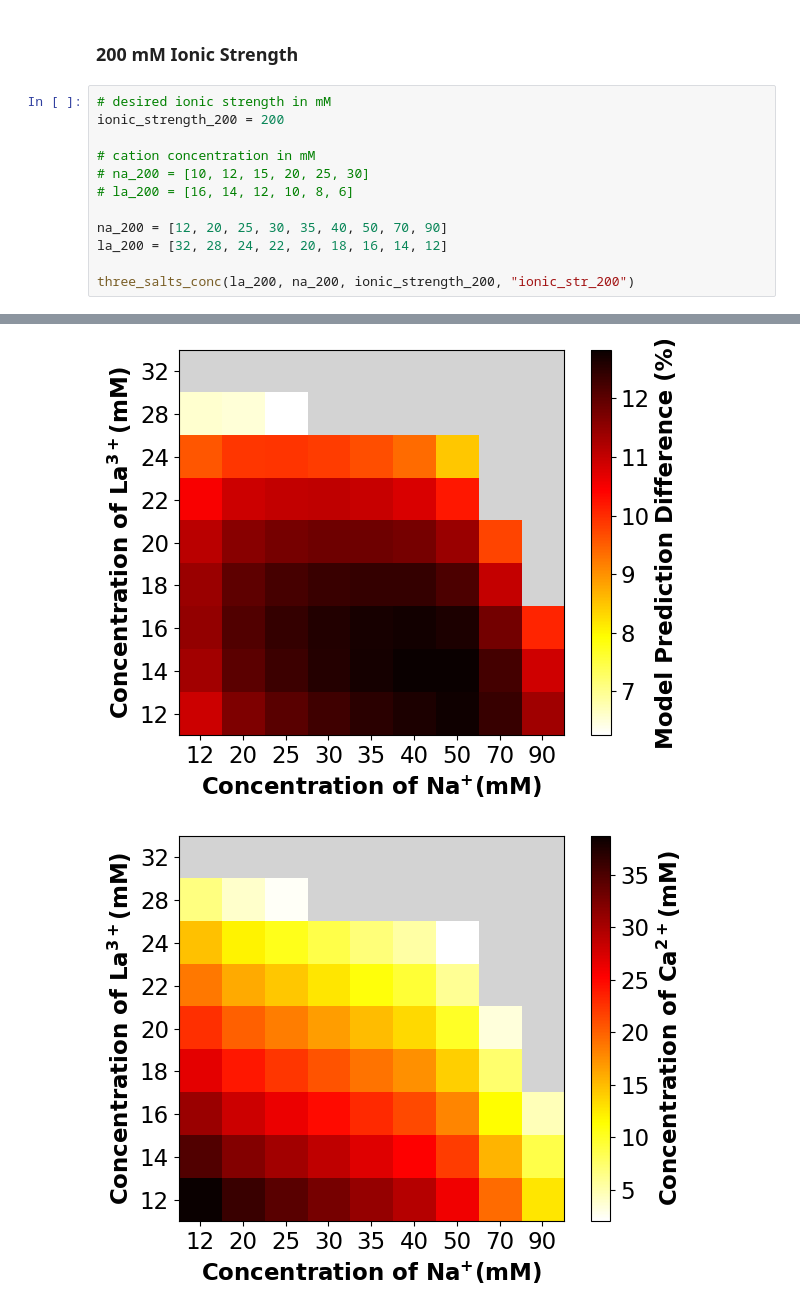
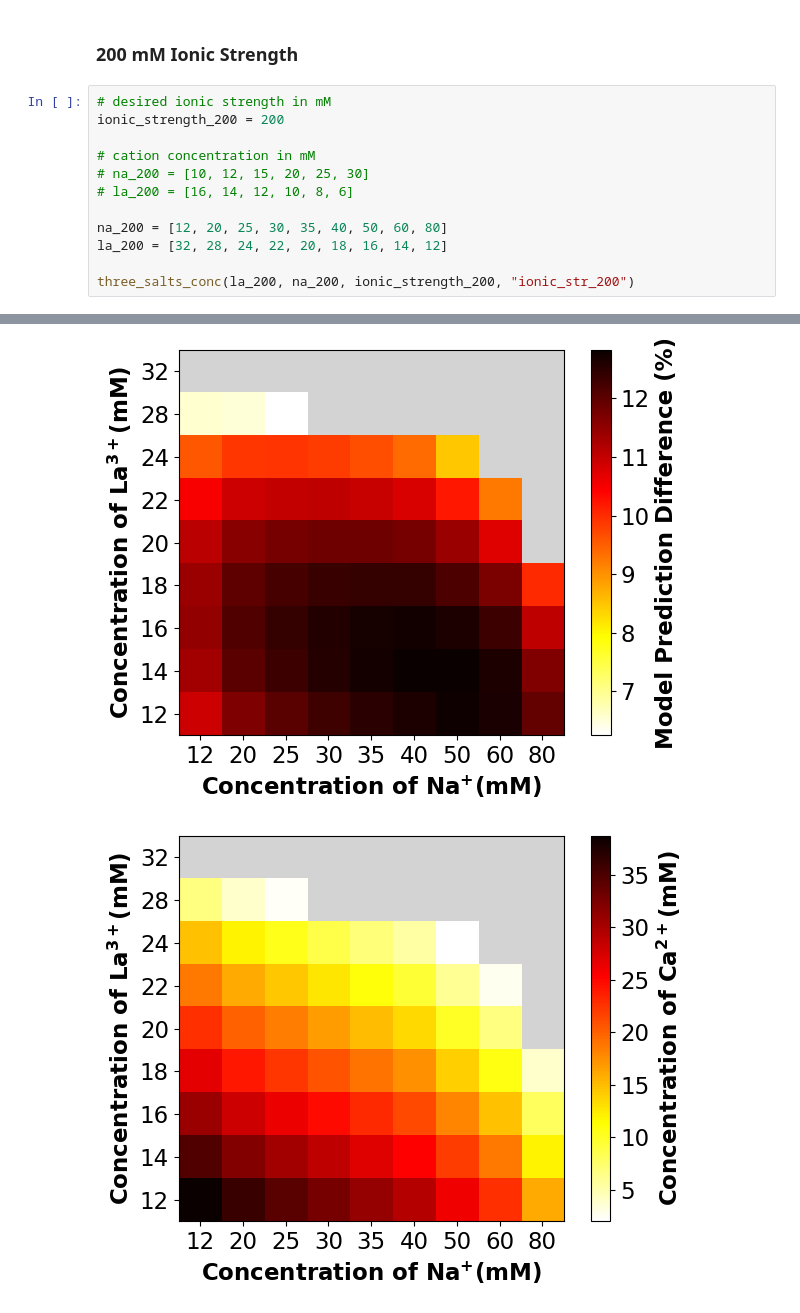
Before and after one commit to dowlinglab/salts-conductivity-modelling, a Jupyter notebook: Three-salt-experiments.ipynb, the cells around one changed output, grey strips where cells are left out. Saved outputs shown, nothing was run; the diff lists cells and outputs as text.

```diff
--- a/Three-salt-experiments.ipynb
+++ b/Three-salt-experiments.ipynb
@@ -540,7 +536,7 @@ ionic_strength_200 = 200
 # na_200 = [10, 12, 15, 20, 25, 30]
 # la_200 = [16, 14, 12, 10, 8, 6]
 
-na_200 = [12, 20, 25, 30, 35, 40, 50, 70, 90]
+na_200 = [12, 20, 25, 30, 35, 40, 50, 60, 80]
 la_200 = [32, 28, 24, 22, 20, 18, 16, 14, 12]
 
 three_salts_conc(la_200, na_200, ionic_strength_200, "ionic_str_200")
@@ -565,2 +561,2 @@ The MAPE is of (90, 12) 11.346578986031387
-[figure, old version]
+[figure, new version]
-[figure, old version]
+[figure, new version]
```
Also changed, not shown: parts of 11 cells of this notebook, 27 other files.
